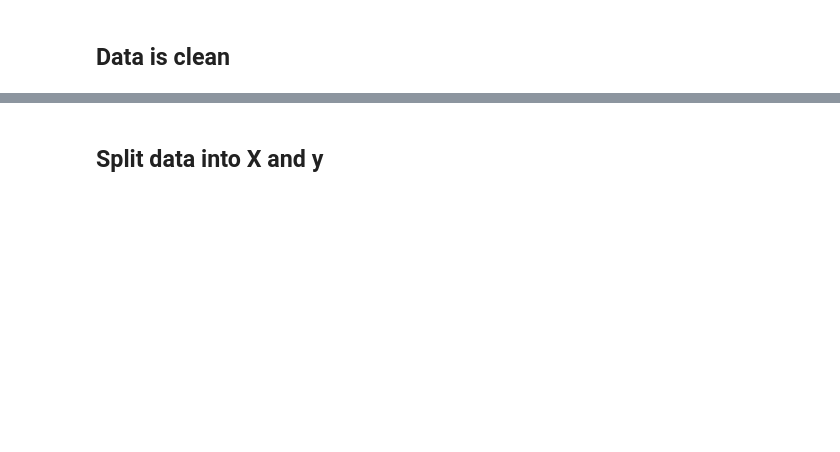
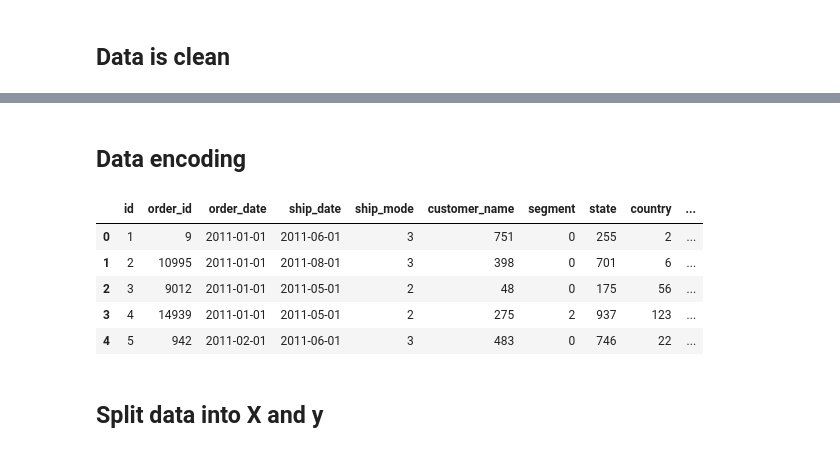
Before and after one commit to Mipjeiger/Supermarket-Sales, a Jupyter notebook: Production/EDA/02_fraud_prediction.ipynb, the cells around one changed output, grey strips where cells are left out. Drawn from its saved outputs; the diff is of its cells as text; code cells hidden in the pictures; blank space fills up the shorter version.

```diff
--- a/Production/EDA/02_fraud_prediction.ipynb
+++ b/Production/EDA/02_fraud_prediction.ipynb
@@ -155,3 +143,25 @@ Name: profit_margin, Length: 25035, dtype: float64
+# %% [markdown]
+## Data encoding
+# %%
+df_encode = df.copy()
+
+# Encode the data using label encoding for categorical features
+from sklearn.preprocessing import LabelEncoder
+le = LabelEncoder()
+cat_cols = df_encode.select_dtypes(include=['object']).columns
+
+for col in cat_cols:
+    df_encode[col] = le.fit_transform(df_encode[col])
+
+# Check the first few rows of the encoded features
+df_encode.head()
+# %% [output]
+|  | id | order_id | order_date | ship_date | ship_mode | customer_name | segment | state | country | ... |
+| 0 | 1 | 9 | 2011-01-01 | 2011-06-01 | 3 | 751 | 0 | 255 | 2 | ... |
+| 1 | 2 | 10995 | 2011-01-01 | 2011-08-01 | 3 | 398 | 0 | 701 | 6 | ... |
+| 2 | 3 | 9012 | 2011-01-01 | 2011-05-01 | 2 | 48 | 0 | 175 | 56 | ... |
+| 3 | 4 | 14939 | 2011-01-01 | 2011-05-01 | 2 | 275 | 2 | 937 | 123 | ... |
+| 4 | 5 | 942 | 2011-02-01 | 2011-06-01 | 3 | 483 | 0 | 746 | 22 | ... |
 # %% [markdown]
 ## Split data into X and y
 # %%
```
Also changed, not shown: parts of 16 cells of this notebook, 3 other files.
